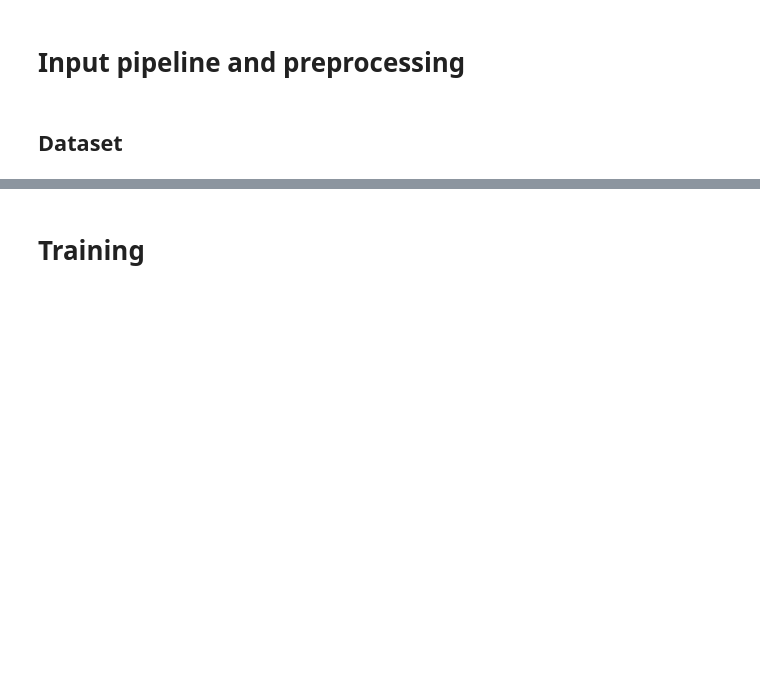
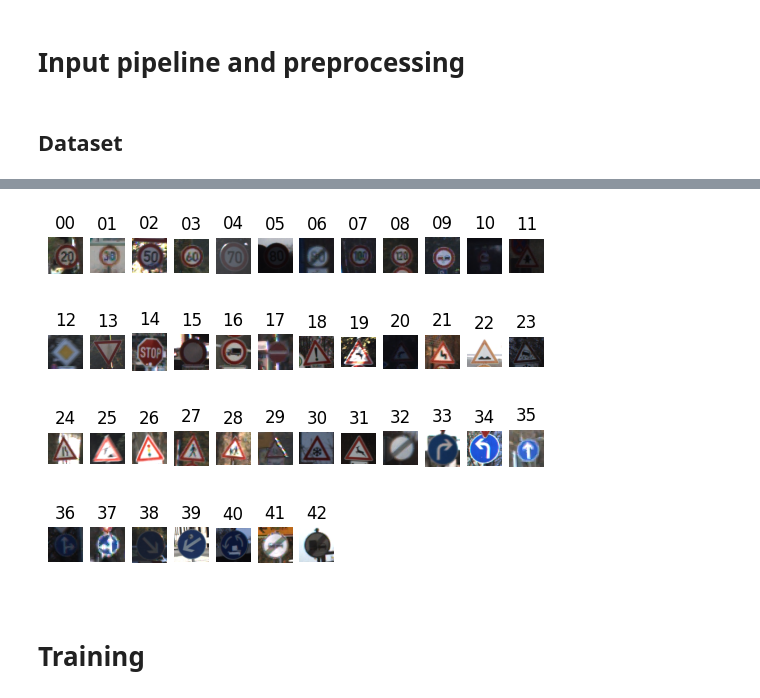
Before and after one commit to patrickgaudl/AUV-Team14, a Jupyter notebook: main.ipynb, the cells around one changed output, grey strips where cells are left out. Cells and saved outputs as stored; diff of their text form; code cells hidden in the pictures; blank space fills up the shorter version.

Commit message:
added valid pickle and dataset sample figure

```diff
--- a/main.ipynb
+++ b/main.ipynb
@@ -37,4 +38,20 @@ def readTrafficSigns(rootpath):
         gtFile.close()
     return images, labels
 
-X_train, y_train = readTrafficSigns('./data/Training')
+X, y = readTrafficSigns('./data/Training')
+
+# split the data into training and validation sets
+X_train, X_val, y_train, y_val = train_test_split(X, y, test_size=0.1, random_state=21)
+
+# Dictionaries erstellen
+train = {'features': X_train, 'labels': y_train}
+val = {'features': X_val, 'labels': y_val}
+#test  = {'features': X_test,  'labels': y_test}
+
+# Speichern
+with open('./data/train.pkl', 'wb') as f:
+    pickle.dump(train, f)
+with open('./data/valid.pkl', 'wb') as f:
+    pickle.dump(val, f)
+#with open('./data/test.pkl', 'wb') as f:
+#    pickle.dump(test, f)
@@ -61,6 +57,0 @@ with open('./data/train.pkl', 'wb') as f:
-# %%
-with open('./data/train.pkl', 'rb') as f:
-    train = pickle.load(f)
-
-print(train['features'][0].shape)
-print(train['labels'][0])
@@ -70,3 +95,26 @@ print(train['labels'][0])
+# %%
+import matplotlib.pyplot as plot
+%matplotlib inline
+rows, cols   = 4, 12
+fig, axes    = plot.subplots(rows, cols)
+for idx, ax in enumerate(axes.ravel()):
+    if idx < n_classes :
+        # get X_train of the current class
+        X_train_of_class = [X_train[i] for i in range(len(X_train)) if y_train[i] == str(idx)]
+        # show a random image of the current class
+        X_train_0       = X_train_of_class[np.random.randint(len(X_train_of_class))]
+        ax.imshow(X_train_0)
+        ax.set_title('{:02d}'.format(idx))
+        ax.axis('off')
+        plot.setp(ax.get_xticklabels(), visible=False)
+        plot.setp(ax.get_yticklabels(), visible=False)
+    else:
+        ax.axis('off')
+#
+plot.draw()
+fig.savefig('./data/' + 'sample_representative' + '.jpg', dpi=700)
+# %% [output]
+[figure, added]
 # %% [markdown]
 # Training
 # %%
```
Also changed, not shown: parts of 5 cells of this notebook, 1 other file.
